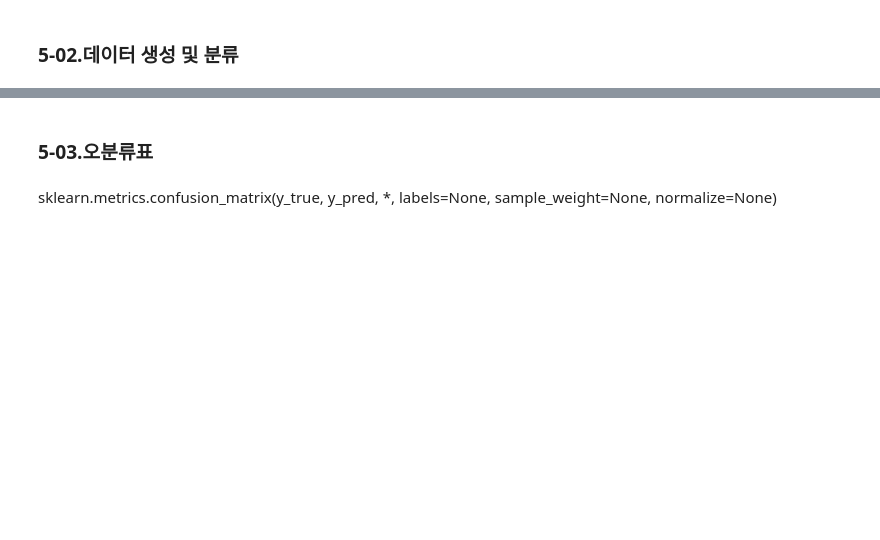
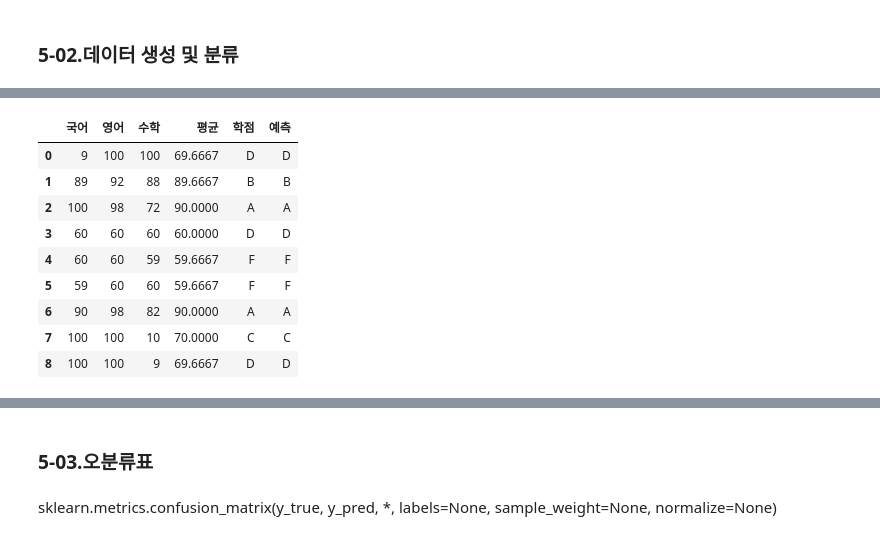
Before and after one commit to Leo2park/new, a Jupyter notebook: [ML_03]_classification_LAB(20230509)-1.ipynb, the cells around one changed output, grey strips where cells are left out. Saved outputs shown, nothing was run; the diff lists cells and outputs as text; code cells hidden in the pictures; blank space fills up the shorter version.

```diff
--- a/[ML_03]_classification_LAB(20230509)-1.ipynb
+++ b/[ML_03]_classification_LAB(20230509)-1.ipynb
@@ -1035,9 +1080,9 @@ def get_data(dfX, Y):
     return X1_use, X1_submission, Y1
 
 # 이 부분은 colab 경로와 다르므로 실행되지 않습니다.
-X_submission = pd.read_csv("data/X_test.csv")
-X = pd.read_csv("data/X_train.csv")
-Y = pd.read_csv("data/y_train.csv")
+# X_submission = pd.read_csv("data/X_test.csv")
+# X = pd.read_csv("data/X_train.csv")
+# Y = pd.read_csv("data/y_train.csv")
 
 # 사용자 코딩
 dfX = pd.concat([X, X_submission], axis=0, ignore_index=True)
@@ -1859,27 +1872,28 @@ Name: 학점, dtype: float64
 # %%
 # [3] 모델 학습 및 성능 평가 (train 데이터 사용)
-# 강의에서 ypred = model.predict_proba(xtest)  # xtest 수정!! 주의 ^^  x_test 틀림
 from sklearn.preprocessing import StandardScaler
 def ModelTrain(model, df):
     # X, Y 데이터 준비
     Y = df['학점']
-    X = df.drop(columns = ['학점'])
+    X = df.drop(columns=['학점'])
     # X_scaled = StandardScaler(X).fit_transform(X)
 
-    # Train, test 데이터 분할
-    xtrain, xtest, ytrain, ytest = train_test_split(X, Y, test_size =0.3, stratify = Y, random_state = 0)
-
+    # train, test 데이터 분할
+    xtrain, xtest, ytrain, ytest = train_test_split(X, Y,
+                                                    test_size=0.3,
+                                                    stratify=Y,
+                                                    random_state=0)
     # 모델 선택 및 학습
     #model = LogisticRegression(max_iter=5000)
-    model.fit(xtrain,ytrain)
+    model.fit(xtrain, ytrain)
 
-    # 성능평가 - acurracy, roc_auc_score
-    A = model.score(xtrain,ytrain)
-    B = model.score(xtest,ytest)
-    ypred = model.predict_proba(x_test)
-    C = roc_auc_score(ytest, ypred, multi_class='ovo', average = 'weighted')
-    print(f'{A:4f},{B:4f},{C:4f}')
-    return
+    # 성능평가 - accuracy, roc_auc_score
+    A = model.score(xtrain, ytrain)
+    B = model.score(xtest, ytest)
+    ypred = model.predict_proba(xtest)  # xtest 수정!! 주의
+    C = roc_auc_score(ytest, ypred, multi_class='ovo', average='weighted')
+    print(f'{A:.4f} {B:.4f} {C:.4f}')
+    return model
 # %%
 # multi_class='raise' : 멀티클래스일 때 오류 발생
 # multi_class='ovo' : One-vs-one을 의미
@@ -1912,3 +1926,7 @@ from sklearn.linear_model import LogisticRegression
 # %%
 # [6] LogisticRegression 사용 (max_iter=1000)
 # 데이터 : seedno=1234, size=30000
+data = make_sample(seedno=1234, size=30000)
+# print(data.head(3))
+model_A = LogisticRegression(max_iter=1000)
+ModelTrain(model_A, data)
@@ -1915,8 +1942,20 @@ from sklearn.linear_model import LogisticRegression
 # %%
 # [7] 결과 확인 - 경계값 중심
 data = [[9, 100, 100], [89, 92, 88], [100, 98, 72],
         [60, 60, 60], [60, 60, 59], [59, 60, 60],
         [90, 98, 82], [100, 100, 10], [100, 100, 9]]
+get_result(data, model_A)
+# %% [output]
+|  | 국어 | 영어 | 수학 | 평균 | 학점 | 예측 |
+| 0 | 9 | 100 | 100 | 69.6667 | D | D |
+| 1 | 89 | 92 | 88 | 89.6667 | B | B |
+| 2 | 100 | 98 | 72 | 90.0000 | A | A |
+| 3 | 60 | 60 | 60 | 60.0000 | D | D |
+| 4 | 60 | 60 | 59 | 59.6667 | F | F |
+| 5 | 59 | 60 | 60 | 59.6667 | F | F |
+| 6 | 90 | 98 | 82 | 90.0000 | A | A |
+| 7 | 100 | 100 | 10 | 70.0000 | C | C |
+| 8 | 100 | 100 | 9 | 69.6667 | D | D |
 # %%
 # [8] 데이터 개수 줄이고, 불균형으로 만듦
 # LogisticRegression 사용 (max_iter=8000)
```
Also changed, not shown: parts of 30 cells of this notebook.
